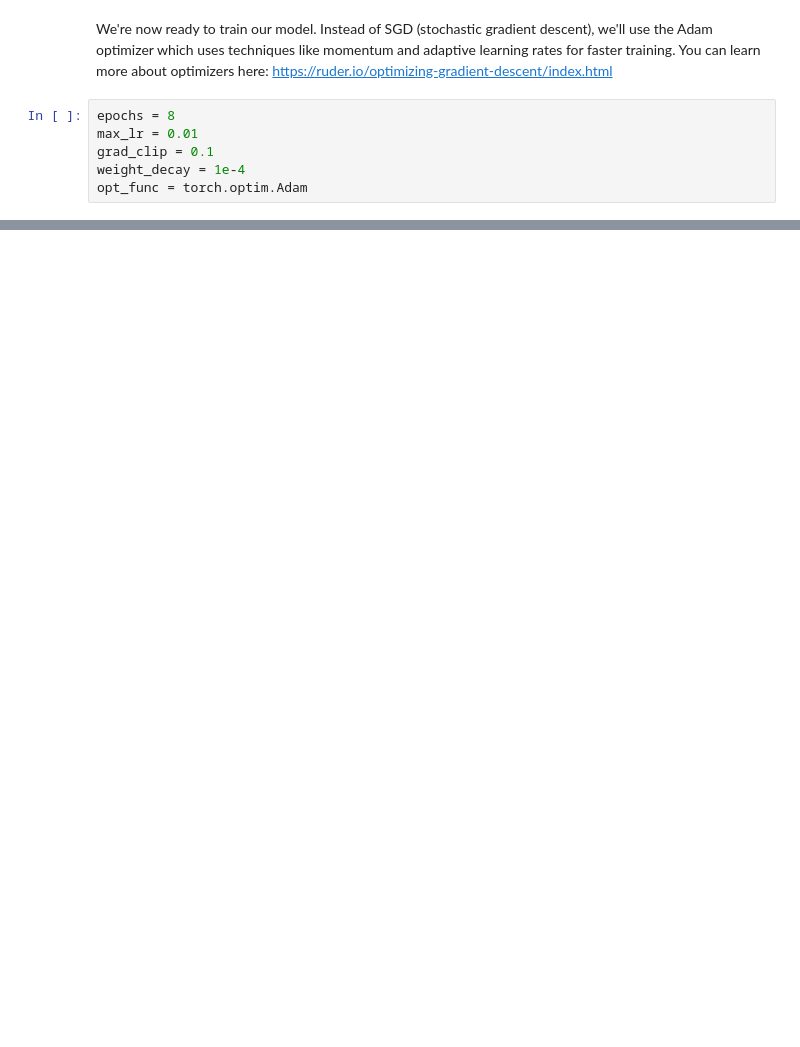
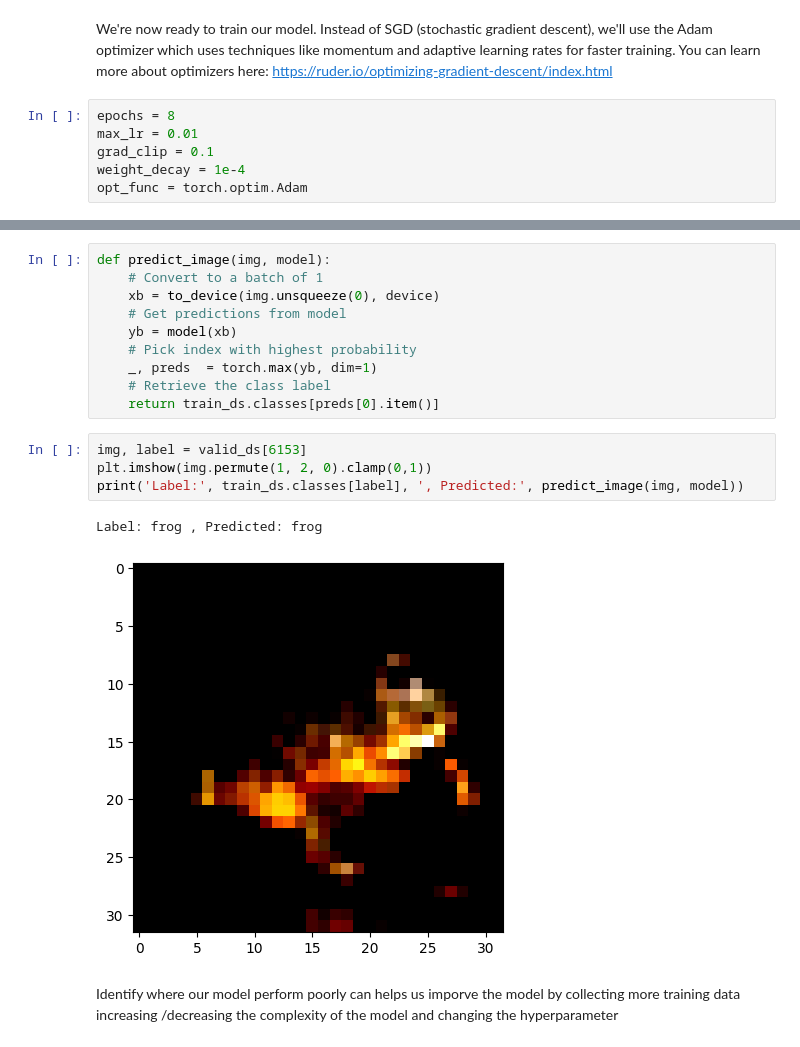
Before and after one commit to Asmit-Dhakal/pytorch_jovian, a Jupyter notebook: 04_DataAugmentationRegularization_.ipynb, the cells around one changed output, grey strips where cells are left out. Cells and saved outputs as stored; diff of their text form; blank space fills up the shorter version.

```diff
--- a/04_DataAugmentationRegularization_.ipynb
+++ b/04_DataAugmentationRegularization_.ipynb
@@ -366,0 +439,19 @@ NameError: name 'history' is not defined
+# %%
+def predict_image(img, model):
+    # Convert to a batch of 1
+    xb = to_device(img.unsqueeze(0), device)
+    # Get predictions from model
+    yb = model(xb)
+    # Pick index with highest probability
+    _, preds  = torch.max(yb, dim=1)
+    # Retrieve the class label
+    return train_ds.classes[preds[0].item()]
+# %%
+img, label = valid_ds[6153]
+plt.imshow(img.permute(1, 2, 0).clamp(0,1))
+print('Label:', train_ds.classes[label], ', Predicted:', predict_image(img, model))
+# %% [output]
+Label: frog , Predicted: frog
+[figure, added]
+# %% [markdown]
+Identify where our model perform poorly can helps us imporve the model by collecting more training data increasing /decreasing the complexity of the model and changing the hyperparameter
```
Also changed, not shown: parts of 20 cells of this notebook.
